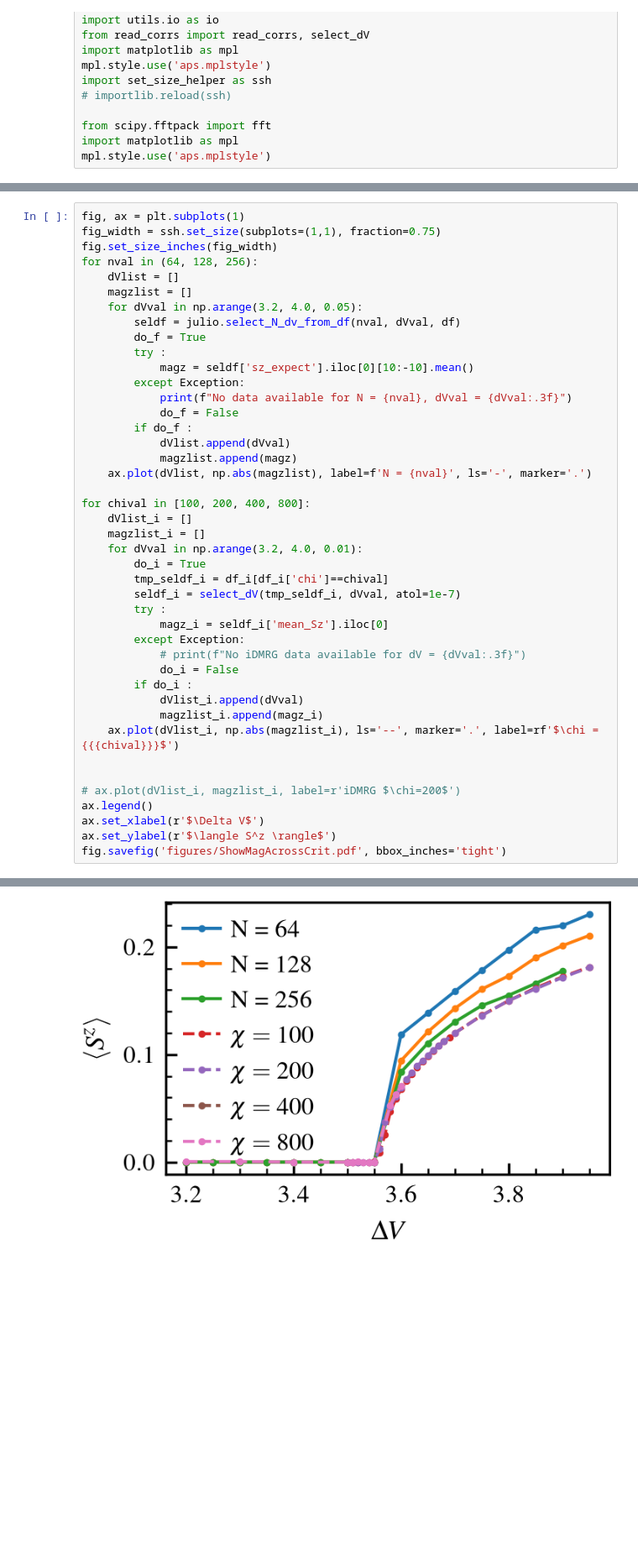
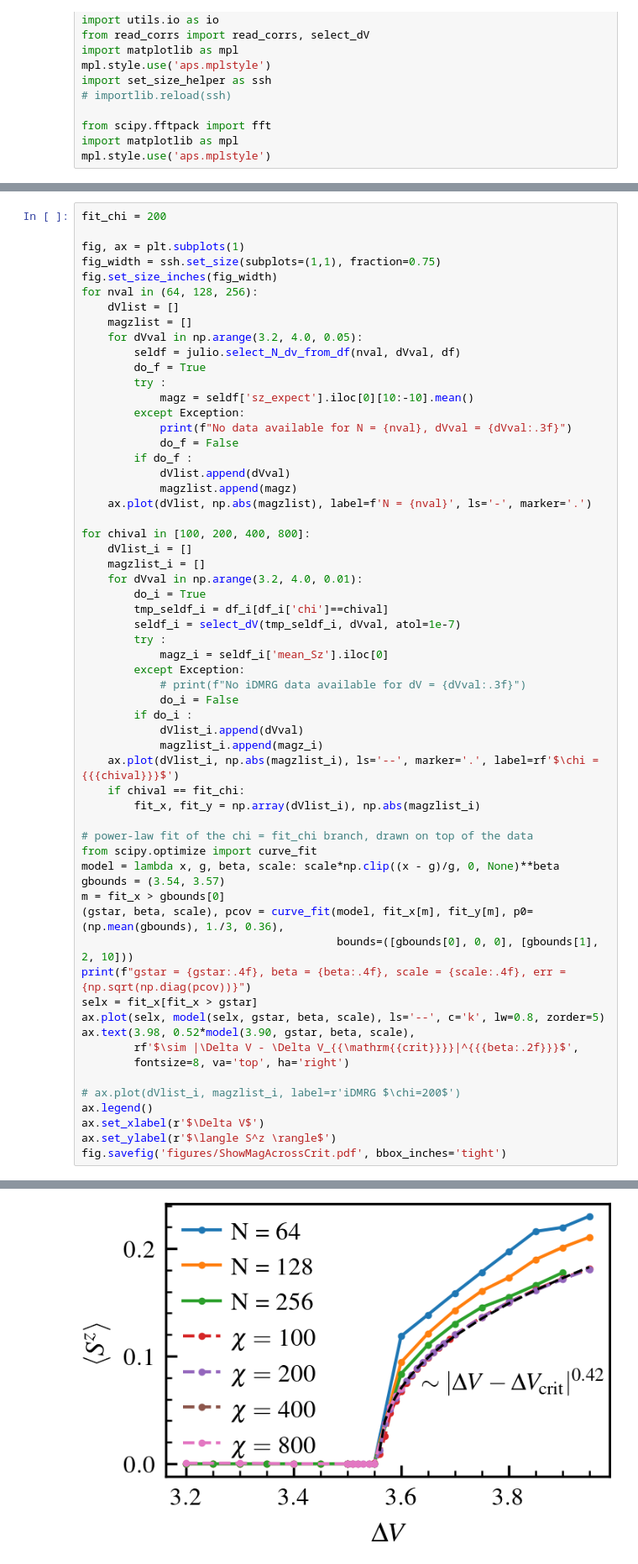
Before and after one commit to aravindhshankar/Spin1LongRangeOrder.jl, a Jupyter notebook: python/figmaker/Continuous_PT_magz.ipynb, the cells around one changed output, grey strips where cells are left out. Shown at 84% size. Drawn from its saved outputs; the diff is of its cells as text; blank space fills up the shorter version.

```diff
--- a/python/figmaker/Continuous_PT_magz.ipynb
+++ b/python/figmaker/Continuous_PT_magz.ipynb
@@ -53,4 +53,6 @@ df.keys(), df_i.keys()
 # %%
+fit_chi = 200
+
 fig, ax = plt.subplots(1)
 fig_width = ssh.set_size(subplots=(1,1), fraction=0.75)
 fig.set_size_inches(fig_width)
@@ -86,7 +88,22 @@ for chival in [100, 200, 400, 800]:
             dVlist_i.append(dVval)
             magzlist_i.append(magz_i)
     ax.plot(dVlist_i, np.abs(magzlist_i), ls='--', marker='.', label=rf'$\chi = {{{chival}}}$')
+    if chival == fit_chi:
+        fit_x, fit_y = np.array(dVlist_i), np.abs(magzlist_i)
 
+# power-law fit of the chi = fit_chi branch, drawn on top of the data
+from scipy.optimize import curve_fit
+model = lambda x, g, beta, scale: scale*np.clip((x - g)/g, 0, None)**beta
+gbounds = (3.54, 3.57)
+m = fit_x > gbounds[0]
+(gstar, beta, scale), pcov = curve_fit(model, fit_x[m], fit_y[m], p0=(np.mean(gbounds), 1./3, 0.36),
+                                       bounds=([gbounds[0], 0, 0], [gbounds[1], 2, 10]))
+print(f"gstar = {gstar:.4f}, beta = {beta:.4f}, scale = {scale:.4f}, err = {np.sqrt(np.diag(pcov))}")
+selx = fit_x[fit_x > gstar]
+ax.plot(selx, model(selx, gstar, beta, scale), ls='--', c='k', lw=0.8, zorder=5)
+ax.text(3.98, 0.52*model(3.90, gstar, beta, scale),
+        rf'$\sim |\Delta V - \Delta V_{{\mathrm{{crit}}}}|^{{{beta:.2f}}}$',
+        fontsize=8, va='top', ha='right')
 
 # ax.plot(dVlist_i, magzlist_i, label=r'iDMRG $\chi=200$')
 ax.legend()
@@ -98,4 +116,4 @@ No data available for N = 256, dVval = 3.950
-[figure, old version]
+[figure, new version]
 # %%
 tmp_seldf_i = df_i[df_i['chi']==200]
 seldf_i = select_dV(tmp_seldf_i, 3.8, atol=1e-7)
```
Also changed, not shown: parts of 5 cells of this notebook, 1 other file.
